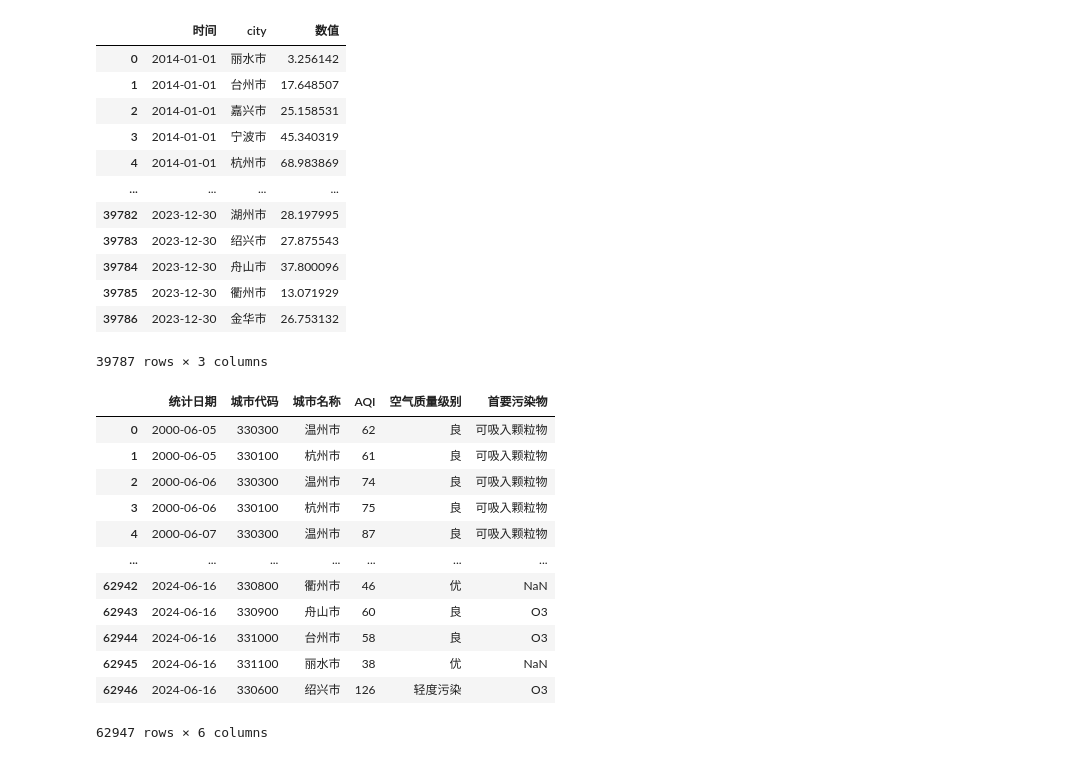
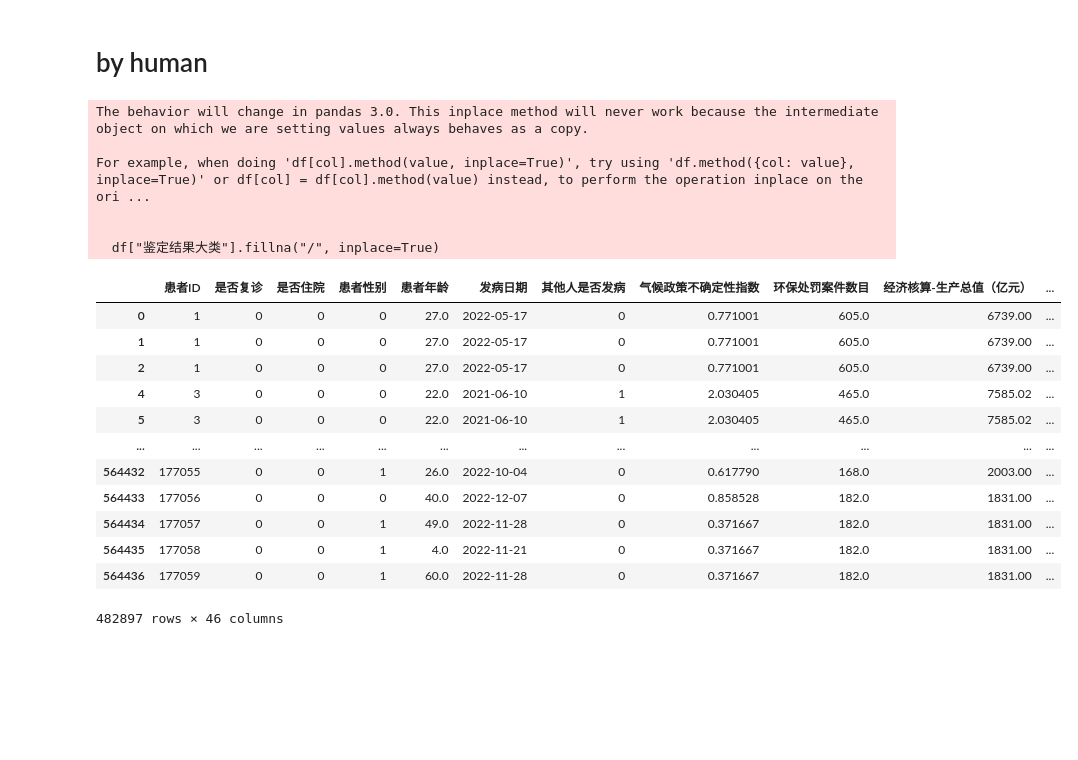
Before and after one commit to QuikZiHao/food_disease_predict, a Jupyter notebook: merge.ipynb, the cells around one changed output. Saved outputs shown, nothing was run; the diff lists cells and outputs as text; code cells hidden in the pictures; blank space fills up the shorter version.

Commit message:
add on classification

```diff
--- a/merge.ipynb
+++ b/merge.ipynb
@@ -21,35 +97,28 @@ df
+# %% [markdown]
+# by human
 # %%
-sunlight = pd.read_csv("average_sun_perday.csv",encoding="utf-8-sig")
-sunlight
+from src.implement.xgboost_impl_classification import solve_data
+df = pd.read_csv("data/final_data.csv",encoding="utf-8-sig")
+df = solve_data(df)
+df
 # %% [output]
+The behavior will change in pandas 3.0. This inplace method will never work because the intermediate object on which we are setting values always behaves as a copy.
+
+For example, when doing 'df[col].method(value, inplace=True)', try using 'df.method({col: value}, inplace=True)' or df[col] = df[col].method(value) instead, to perform the operation inplace on the ori ...
+
+
+  df["鉴定结果大类"].fillna("/", inplace=True)
-|  | 时间 | city | 数值 |
-| 0 | 2014-01-01 | 丽水市 | 3.256142 |
-| 1 | 2014-01-01 | 台州市 | 17.648507 |
-| 2 | 2014-01-01 | 嘉兴市 | 25.158531 |
-| 3 | 2014-01-01 | 宁波市 | 45.340319 |
-| 4 | 2014-01-01 | 杭州市 | 68.983869 |
-| ... | ... | ... | ... |
-| 39782 | 2023-12-30 | 湖州市 | 28.197995 |
-| 39783 | 2023-12-30 | 绍兴市 | 27.875543 |
-| 39784 | 2023-12-30 | 舟山市 | 37.800096 |
-| 39785 | 2023-12-30 | 衢州市 | 13.071929 |
-| 39786 | 2023-12-30 | 金华市 | 26.753132 |
+|  | 患者ID | 是否复诊 | 是否住院 | 患者性别 | 患者年龄 | 发病日期 | 其他人是否发病 | 气候政策不确定性指数 | 环保处罚案件数目 | 经济核算-生产总值（亿元） | ... |
+| 0 | 1 | 0 | 0 | 0 | 27.0 | 2022-05-17 | 0 | 0.771001 | 605.0 | 6739.00 | ... |
+| 1 | 1 | 0 | 0 | 0 | 27.0 | 2022-05-17 | 0 | 0.771001 | 605.0 | 6739.00 | ... |
+| 2 | 1 | 0 | 0 | 0 | 27.0 | 2022-05-17 | 0 | 0.771001 | 605.0 | 6739.00 | ... |
+| 4 | 3 | 0 | 0 | 0 | 22.0 | 2021-06-10 | 1 | 2.030405 | 465.0 | 7585.02 | ... |
+| 5 | 3 | 0 | 0 | 0 | 22.0 | 2021-06-10 | 1 | 2.030405 | 465.0 | 7585.02 | ... |
+| ... | ... | ... | ... | ... | ... | ... | ... | ... | ... | ... | ... |
+| 564432 | 177055 | 0 | 0 | 1 | 26.0 | 2022-10-04 | 0 | 0.617790 | 168.0 | 2003.00 | ... |
+| 564433 | 177056 | 0 | 0 | 0 | 40.0 | 2022-12-07 | 0 | 0.858528 | 182.0 | 1831.00 | ... |
+| 564434 | 177057 | 0 | 0 | 1 | 49.0 | 2022-11-28 | 0 | 0.371667 | 182.0 | 1831.00 | ... |
+| 564435 | 177058 | 0 | 0 | 1 | 4.0 | 2022-11-21 | 0 | 0.371667 | 182.0 | 1831.00 | ... |
+| 564436 | 177059 | 0 | 0 | 1 | 60.0 | 2022-11-28 | 0 | 0.371667 | 182.0 | 1831.00 | ... |
-39787 rows × 3 columns
+482897 rows × 46 columns
-# %%
-aqi = pd.read_excel("data\AQI日度数据.xlsx")
-aqi
-# %% [output]
-|  | 统计日期 | 城市代码 | 城市名称 | AQI | 空气质量级别 | 首要污染物 |
-| 0 | 2000-06-05 | 330300 | 温州市 | 62 | 良 | 可吸入颗粒物 |
-| 1 | 2000-06-05 | 330100 | 杭州市 | 61 | 良 | 可吸入颗粒物 |
-| 2 | 2000-06-06 | 330300 | 温州市 | 74 | 良 | 可吸入颗粒物 |
-| 3 | 2000-06-06 | 330100 | 杭州市 | 75 | 良 | 可吸入颗粒物 |
-| 4 | 2000-06-07 | 330300 | 温州市 | 87 | 良 | 可吸入颗粒物 |
-| ... | ... | ... | ... | ... | ... | ... |
-| 62942 | 2024-06-16 | 330800 | 衢州市 | 46 | 优 | NaN |
-| 62943 | 2024-06-16 | 330900 | 舟山市 | 60 | 良 | O3 |
-| 62944 | 2024-06-16 | 331000 | 台州市 | 58 | 良 | O3 |
-| 62945 | 2024-06-16 | 331100 | 丽水市 | 38 | 优 | NaN |
-| 62946 | 2024-06-16 | 330600 | 绍兴市 | 126 | 轻度污染 | O3 |
-62947 rows × 6 columns
 # %%
```
Also changed, not shown: parts of 19 cells of this notebook, 5 other files.
